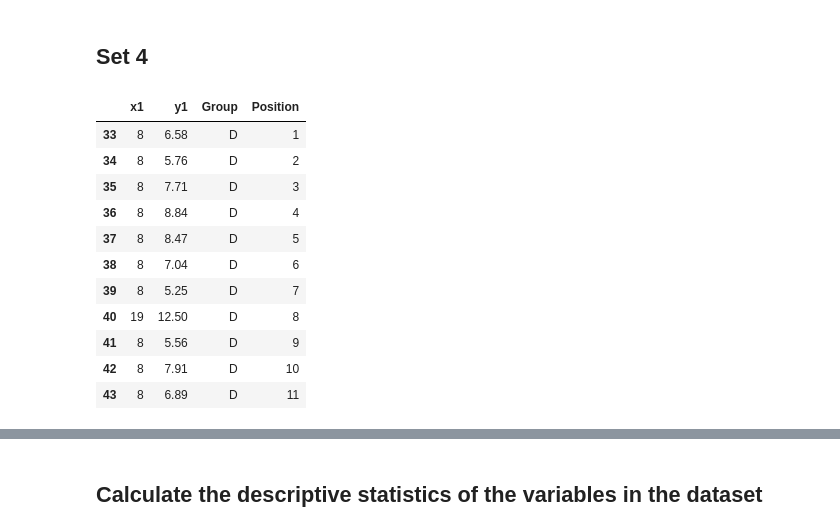
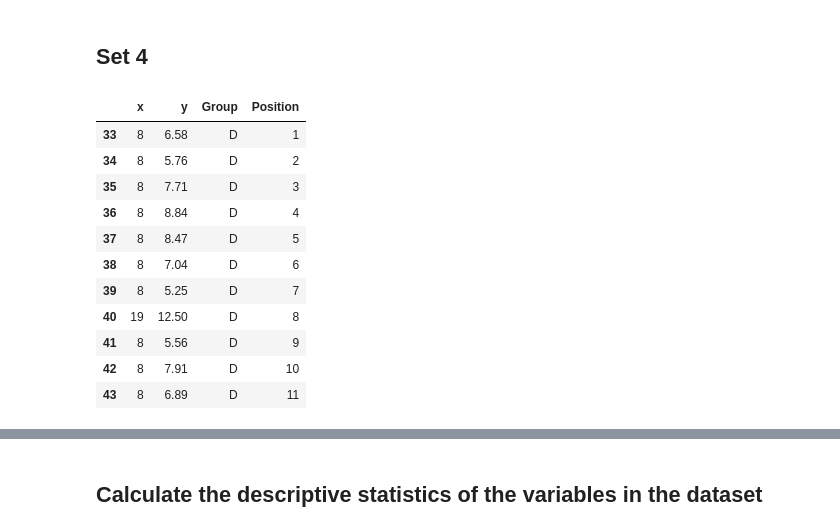
Before and after one commit to MarionMcG/data-analysis, a Jupyter notebook: anscombe.ipynb, the cells around one changed output, grey strips where cells are left out. Cells and saved outputs as stored; diff of their text form; code cells hidden in the pictures.

```diff
--- a/anscombe.ipynb
+++ b/anscombe.ipynb
@@ -46,0 +26,2 @@ df(csv).groupby('Group').get_group('A')
+# %%
+df = pd.read_csv('csv/anscombe.csv')
@@ -135,9 +135,10 @@ plt.show()
 ## Set 4
 # %%
 ## Put the fourth set in a data frame
-df(csv).groupby('Group').get_group('D')
+set4 = df.loc[df.loc[:, 'Group'] =='D']
+set4
 # %% [output]
-|  | x1 | y1 | Group | Position |
+|  | x | y | Group | Position |
 | 33 | 8 | 6.58 | D | 1 |
 | 34 | 8 | 5.76 | D | 2 |
 | 35 | 8 | 7.71 | D | 3 |
```
Also changed, not shown: parts of 15 cells of this notebook, 1 other file.
